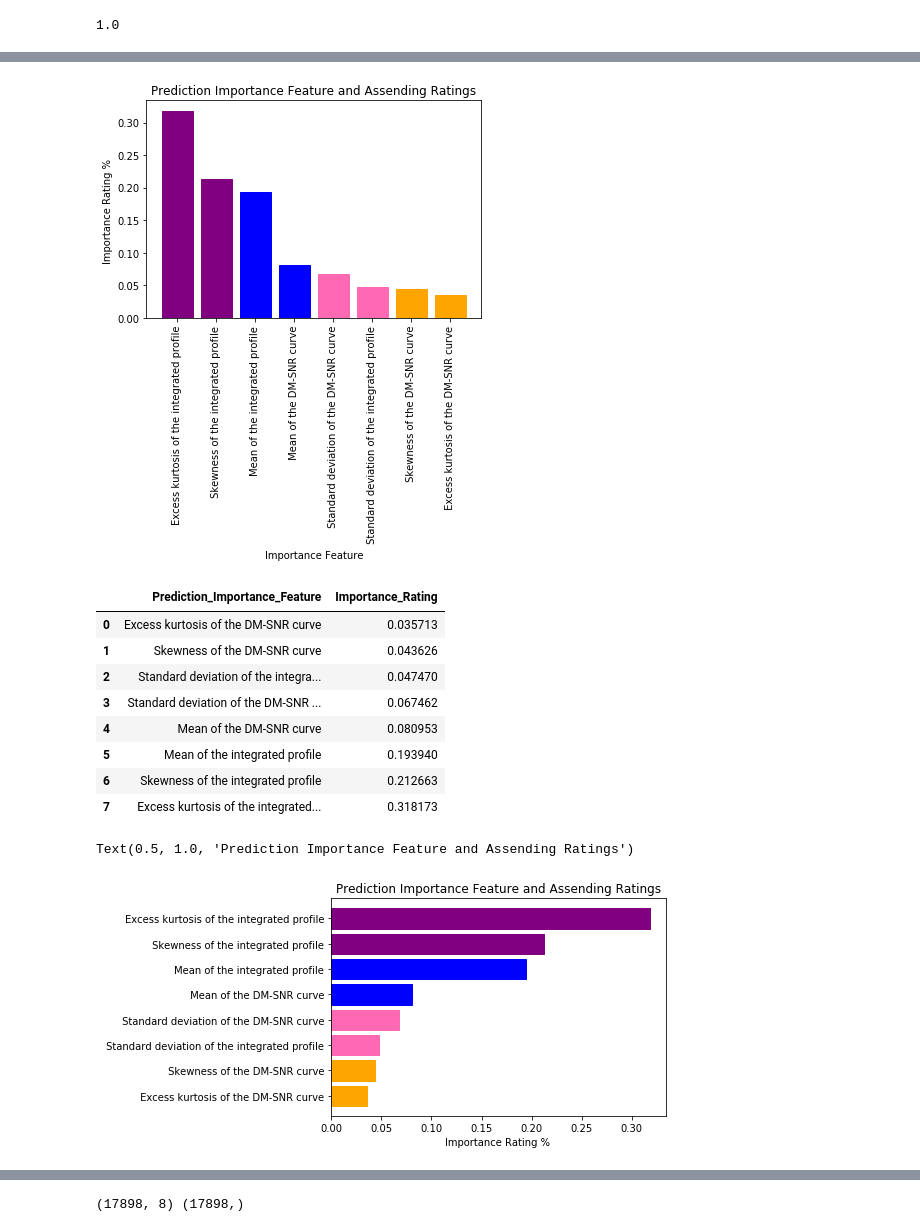
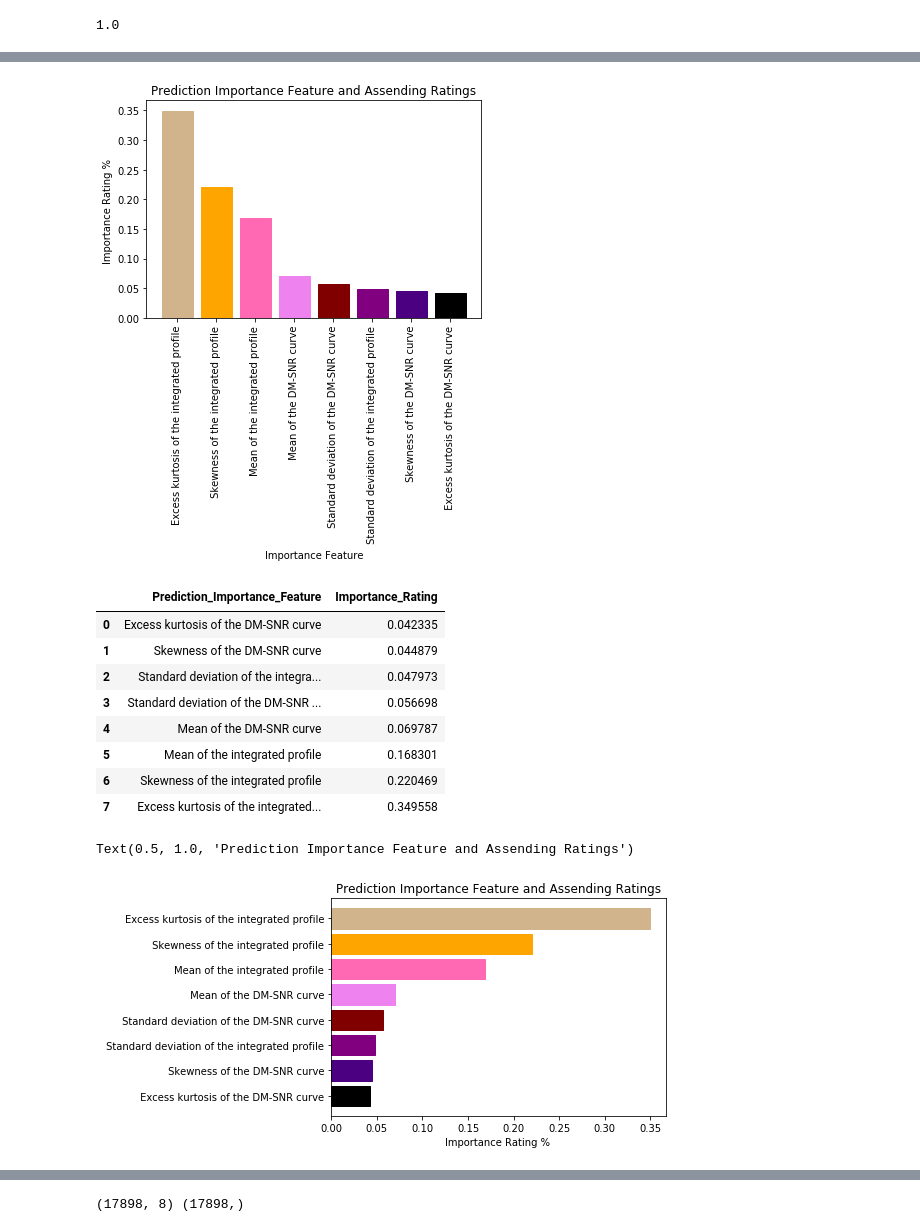
Before and after one commit to CARA-ROBERTS/PulsarStars_MachineLearning_Portfolio, a Jupyter notebook: PulsarStar_RandomForest.ipynb, the cells around one changed output, grey strips where cells are left out. Saved outputs shown, nothing was run; the diff lists cells and outputs as text; code cells hidden in the pictures.

```diff
--- a/PulsarStar_RandomForest.ipynb
+++ b/PulsarStar_RandomForest.ipynb
@@ -10,4 +10,4 @@ import seaborn as sn
 # %%
 # Read in DataSet and clean nan inputs
 starOrignialDF= pd.read_csv('pulsarStarData.csv', encoding = 'utf8')
-starOrignialDF.dropna()
+starOrignialDF=starOrignialDF.dropna()
@@ -96,3 +74,0 @@ descendingImportanceRatio_DF.head(8)
-# %%
-descendingImportanceRatio_DF['Features of Importance']=""
-descendingImportanceRatio_DF
@@ -149,14 +115,14 @@ y_axis = finalImportance_df['Importance_Rating']
 
 barList = plt.bar(X_axis,y_axis)
 #colors
-barList[0].set_color('purple')
-barList[1].set_color('purple')
-barList[2].set_color('blue')
-barList[3].set_color('blue')
-barList[4].set_color('hotpink')
-barList[5].set_color('hotpink')
-barList[6].set_color('orange')
-barList[7].set_color('orange')
+barList[0].set_color('tan')
+barList[1].set_color('orange')
+barList[2].set_color('hotpink')
+barList[3].set_color('violet')
+barList[4].set_color('maroon')
+barList[5].set_color('purple')
+barList[6].set_color('indigo')
+barList[7].set_color('black')
 # Orient widths. Add labels, tick marks, etc.
 plt.title("Prediction Importance Feature and Assending Ratings")
 plt.ylabel("Importance Rating % ")
@@ -167,40 +133,40 @@ plt.xticks(rotation=90)
 # Show the Figure
 plt.show()
 # %% [output]
-[figure, old version]
+[figure, new version]
 # %%
 # To sort from lowest to highest for adjusting horizontal barchart, ascending=True must be passed in & resest index
 newImportance_df= finalImportance_df.sort_values("Importance_Rating", ascending=True).reset_index(drop=True)
 newImportance_df.head(8)
 # %% [output]
 |  | Prediction_Importance_Feature | Importance_Rating |
-| 0 | Excess kurtosis of the DM-SNR curve | 0.035713 |
-| 1 | Skewness of the DM-SNR curve | 0.043626 |
-| 2 | Standard deviation of the integra... | 0.047470 |
-| 3 | Standard deviation of the DM-SNR ... | 0.067462 |
-| 4 | Mean of the DM-SNR curve | 0.080953 |
-| 5 | Mean of the integrated profile | 0.193940 |
-| 6 | Skewness of the integrated profile | 0.212663 |
-| 7 | Excess kurtosis of the integrated... | 0.318173 |
+| 0 | Excess kurtosis of the DM-SNR curve | 0.042335 |
+| 1 | Skewness of the DM-SNR curve | 0.044879 |
+| 2 | Standard deviation of the integra... | 0.047973 |
+| 3 | Standard deviation of the DM-SNR ... | 0.056698 |
+| 4 | Mean of the DM-SNR curve | 0.069787 |
+| 5 | Mean of the integrated profile | 0.168301 |
+| 6 | Skewness of the integrated profile | 0.220469 |
+| 7 | Excess kurtosis of the integrated... | 0.349558 |
 # %%
 X_axis = newImportance_df['Prediction_Importance_Feature']
 y_axis = newImportance_df['Importance_Rating']
 barList = plt.barh(X_axis, y_axis)
 #colors
-barList[0].set_color('orange')
-barList[1].set_color('orange')
-barList[2].set_color('hotpink')
-barList[3].set_color('hotpink')
-barList[4].set_color('blue')
-barList[5].set_color('blue')
-barList[6].set_color('purple')
-barList[7].set_color('purple')
+barList[0].set_color('black')
+barList[1].set_color('indigo')
+barList[2].set_color('purple')
+barList[3].set_color('maroon')
+barList[4].set_color('violet')
+barList[5].set_color('hotpink')
+barList[6].set_color('orange')
+barList[7].set_color('tan')
 
 
 
 plt.xlabel("Importance Rating % ")
 plt.title("Prediction Importance Feature and Assending Ratings")
 # %% [output]
 Text(0.5, 1.0, 'Prediction Importance Feature and Assending Ratings')
-[figure, old version]
+[figure, new version]
 # %%
```
Also changed, not shown: parts of 14 cells of this notebook.
